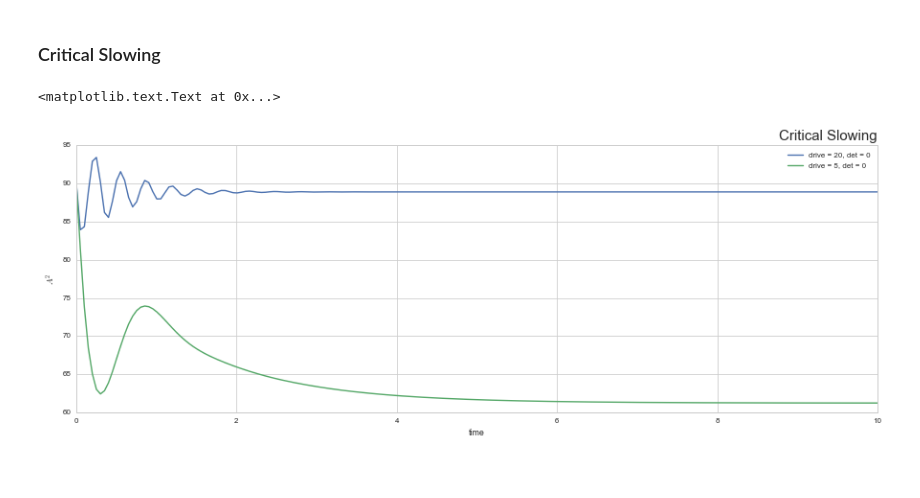
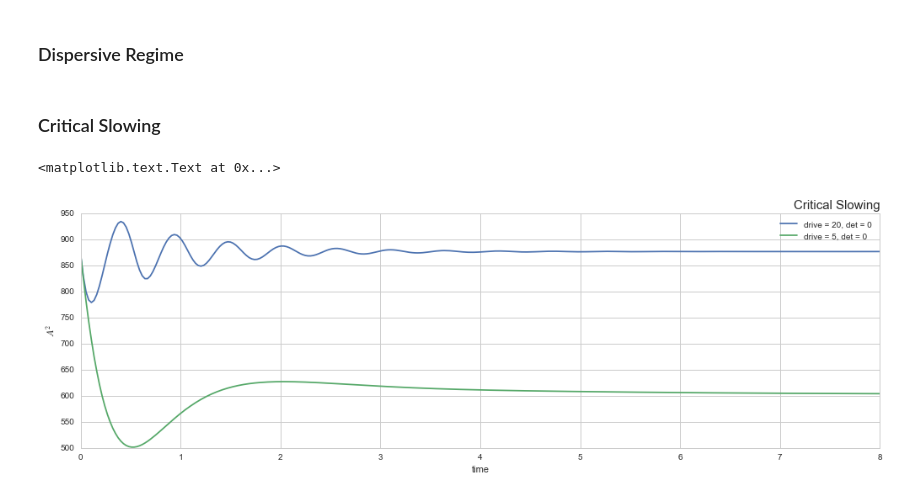
Before and after one commit to fergusbarratt/jupyter, a Jupyter notebook: Thesis.ipynb, the cells around one changed output. Drawn from its saved outputs; the diff is of its cells as text; code cells hidden in the pictures; blank space fills up the shorter version.

```diff
--- a/Thesis.ipynb
+++ b/Thesis.ipynb
@@ -56,33 +2,0 @@ sb.despine()
-# %%
-c_q_det = (8.1831-10.5665)
-kappa = 0.0024
-gamma = 0
-coupling_strength = 0.3347
-matrix_size = 10
-cavity_freq = 10.5665
-
-drives = 6.3
-detunings = np.append(np.append(np.linspace(-0.5, 0.6, 10), np.linspace(0.61, 1, 40)), np.linspace(1.1, 1.5, 10))
-
-carmichael_parameters = qo.JaynesCummingsParameters(10, matrix_size).det_params(
-                              drive_strengths=6,
-                              drive_cavity_detunings=0,
-                              qubit_cavity_detunings=0,
-                              c_op_params=[1, 1],
-                              omega_cavity=10)
-
-bishop_parameters = qo.JaynesCummingsParameters(coupling_strength, matrix_size).det_params(
-                              drive_strengths=drives*xiC1,
-                              drive_cavity_detunings=detunings*chi0,
-                              qubit_cavity_detunings=c_q_det,
-                              c_op_params=[kappa],
-                              omega_cavity=cavity_freq)
-
-bishop_system = qo.SteadyStateJaynesCummingsModel(
-    *bishop_parameters)
-carmichael_system = qo.SteadyStateJaynesCummingsModel(
-    *carmichael_parameters)
-
-def abs_cavity_field_Q(sys, xvec=np.linspace(-5, 5, 50), yvec=np.linspace(-5, 5, 50)):
-    Qs = sys.qps(xvec, yvec)
-    return np.array([abs(np.sum(xvec.T.dot(Q))+1j*np.sum(Q.dot(yvec))) for Q in Qs])/34
@@ -145,0 +55,2 @@ plt.plot(x, y)
+# %% [markdown]
+### Dispersive Regime
@@ -146,7 +119,7 @@ plt.plot(x, y)
 # %% [markdown]
 ### Critical Slowing
 # %%
-t_params = np.linspace(0, 10, 200), None
+t_params = np.linspace(0, 8, 300), None
 drive_1 = 20
 det_1 = 0
 drive_2 = 5
@@ -167,14 +140,14 @@ td_carmichael_system_1 = qo.TimeDependentJaynesCummingsModel(*carmichael_paramet
 td_carmichael_system_2 = qo.TimeDependentJaynesCummingsModel(*carmichael_parameters_2, *t_params)
 # %%
 N = td_carmichael_system_1.a.dag()*td_carmichael_system_1.a
-y_1 = td_carmichael_system_1.solve([N])
-y_2 = td_carmichael_system_2.solve([N])
+y_1 = td_carmichael_system_1.mesolve([N])
+y_2 = td_carmichael_system_2.mesolve([N])
 plt.plot(t_params[0], y_1.expect[0])
 plt.plot(t_params[0], y_2.expect[0])
 plt.legend(['drive = {}, det = {}'.format(drive_1, det_1), 'drive = {}, det = {}'.format(drive_2, det_2)])
 plt.xlabel('time')
 plt.ylabel('$A^2$')
 plt.title('Critical Slowing', loc='right', fontdict={'fontsize': 15})
 # %% [output]
 <matplotlib.text.Text at 0x...>
-[figure, old version]
+[figure, new version]
```
Also changed, not shown: parts of 22 cells of this notebook, 3 other files.
